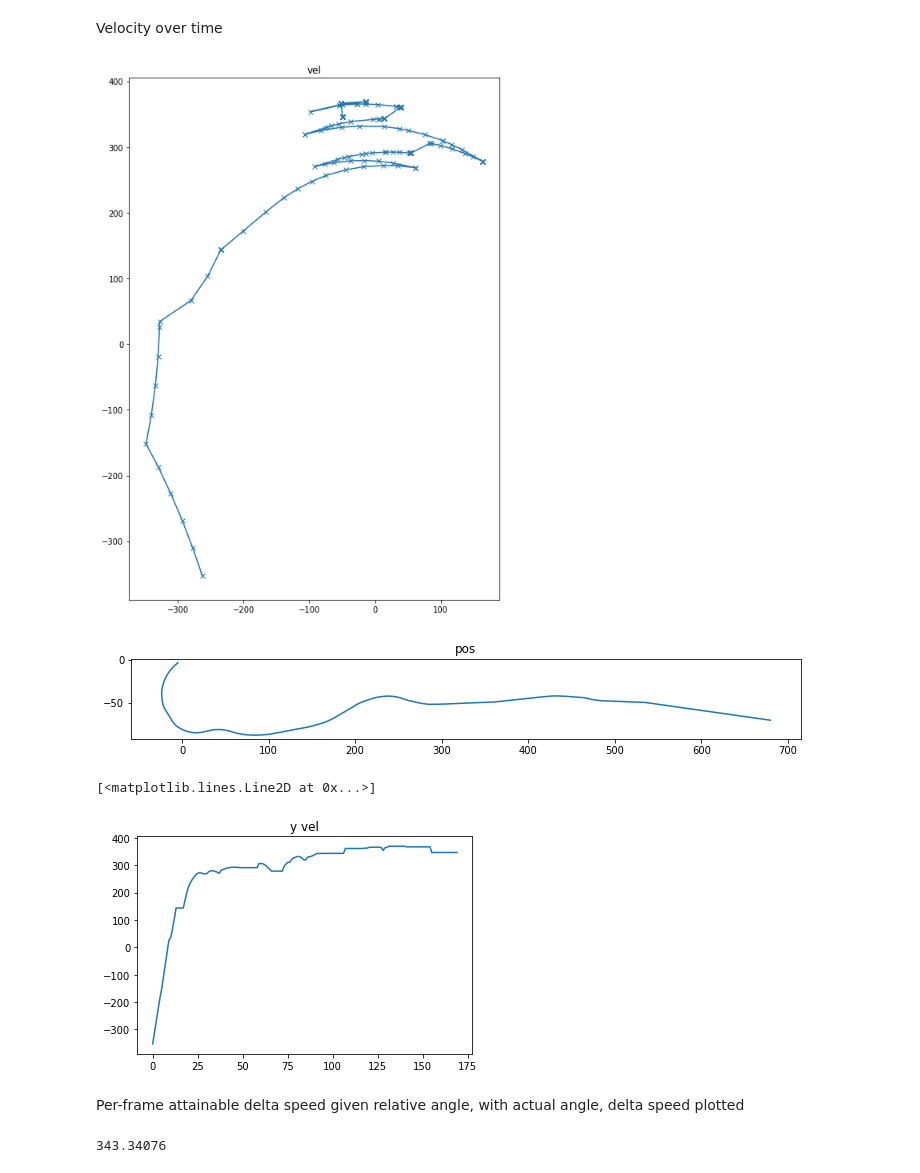
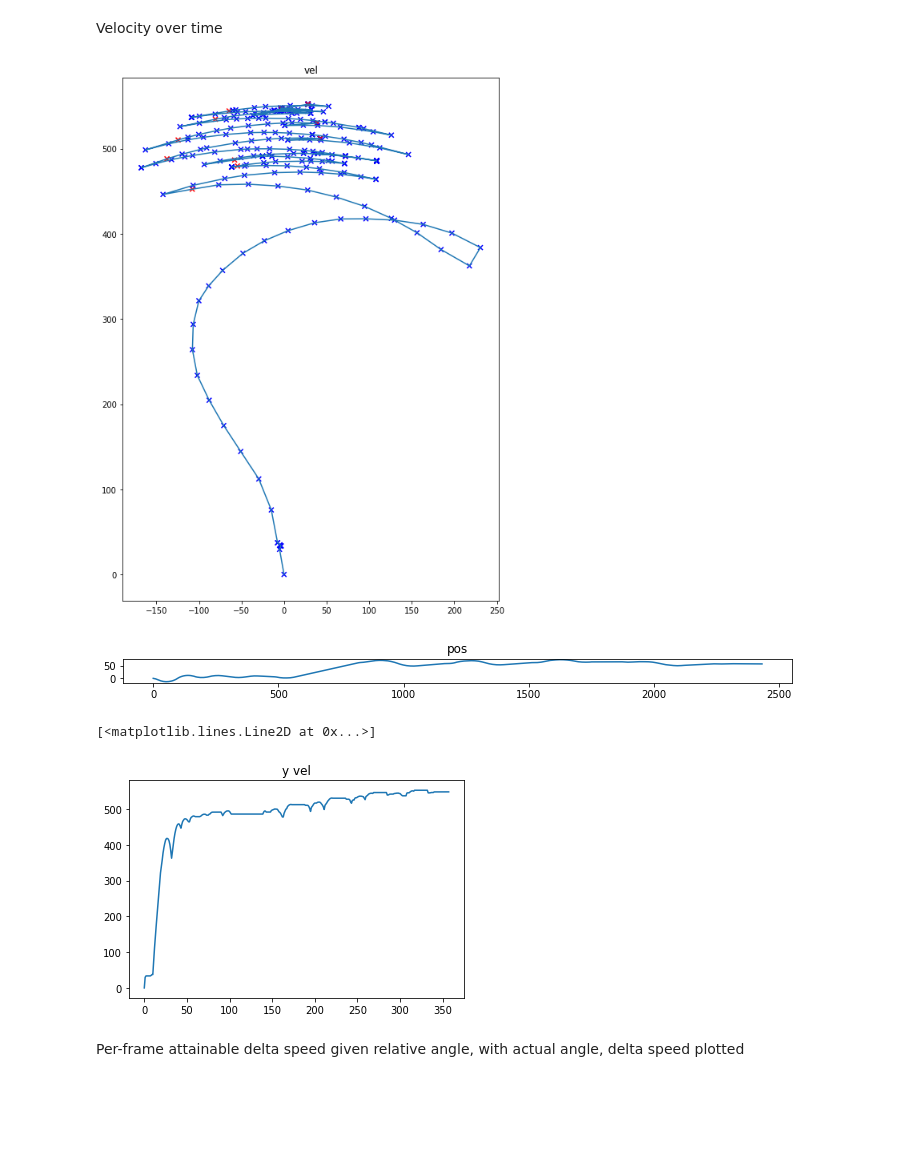
Before and after one commit to matthewearl/q1physrl, a Jupyter notebook: notebooks/Analyse.ipynb, the cells around one changed output. Saved outputs shown, nothing was run; the diff lists cells and outputs as text; code cells hidden in the pictures; blank space fills up the shorter version.

```diff
--- a/notebooks/Analyse.ipynb
+++ b/notebooks/Analyse.ipynb
@@ -23,12 +23,12 @@ ray.init()
 # %%
 config = env.Config(
     num_envs=1,
-    auto_jump=True,
+    auto_jump=False,
     time_limit=5,
     key_press_delay=0.3,
     initial_yaw_range=(0, 360),
     max_initial_speed=700,
-    zero_start_prob=0.1,
+    zero_start_prob=1.0,
 )
 
 trainer = train.make_trainer(train.make_run_config(config))
@@ -135,26 +153,29 @@ Velocity over time
 # %%
 vel = r.player_state.vel
 pos = np.cumsum(vel, axis=0) * 0.014
 
 plt.figure(figsize=(12, 12))
 plt.axes().set_aspect('equal')
 plt.title('vel')
-plt.plot(vel[:, 0], vel[:, 1], marker='x')
+plt.plot(vel[:, 0], vel[:, 1])
+c = np.where(np.concatenate([np.diff(vel[:, 2] > 1e-2), [False]]),
+             'red', 'blue')
+plt.scatter(vel[:, 0], vel[:, 1], c=c, marker='x')
 plt.show()
 
 plt.figure(figsize=(12, 12))
 plt.axes().set_aspect('equal')
 plt.title('pos')
 plt.plot(pos[:, 1], pos[:, 0])
 plt.show()
 
 plt.title('y vel')
 plt.plot(vel[:, 1])
 # %% [output]
-[figure, old version]
+[figure, new version]
-[figure, old version]
+[figure, new version]
 [<matplotlib.lines.Line2D at 0x...>]
-[figure, old version]
+[figure, new version]
 # %% [markdown]
 Per-frame attainable delta speed given relative angle, with actual angle, delta speed plotted
 # %%
@@ -162,7 +183,3 @@ FRAME_NUM = 105
-# %%
-np.linalg.norm(r.player_state.vel[:, :2], axis=1)[FRAME_NUM]
-# %% [output]
-343.34076
 # %%
 FRAME_NUM += 1
 
```
Also changed, not shown: parts of 10 cells of this notebook, 5 other files.
